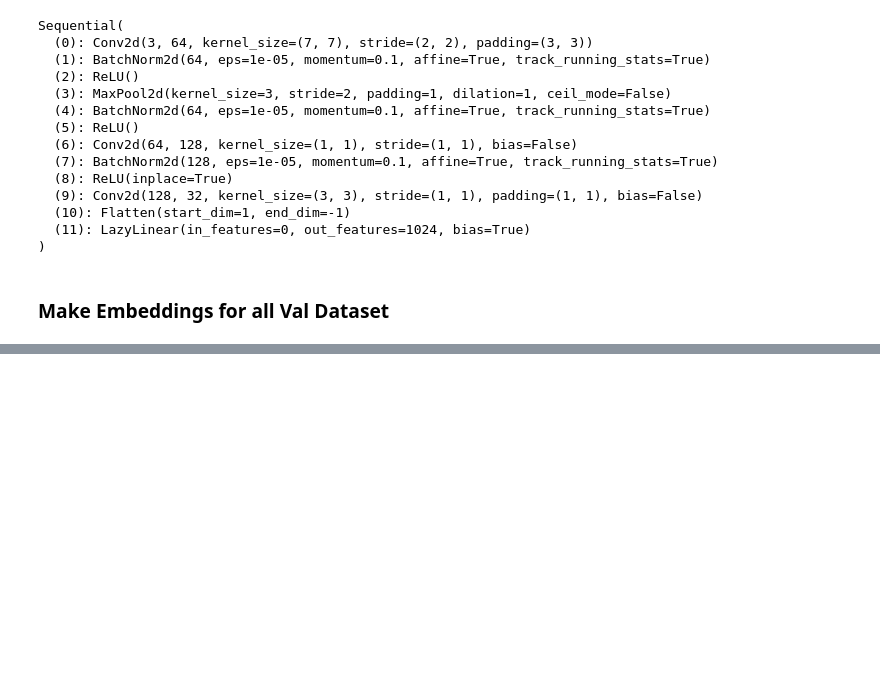
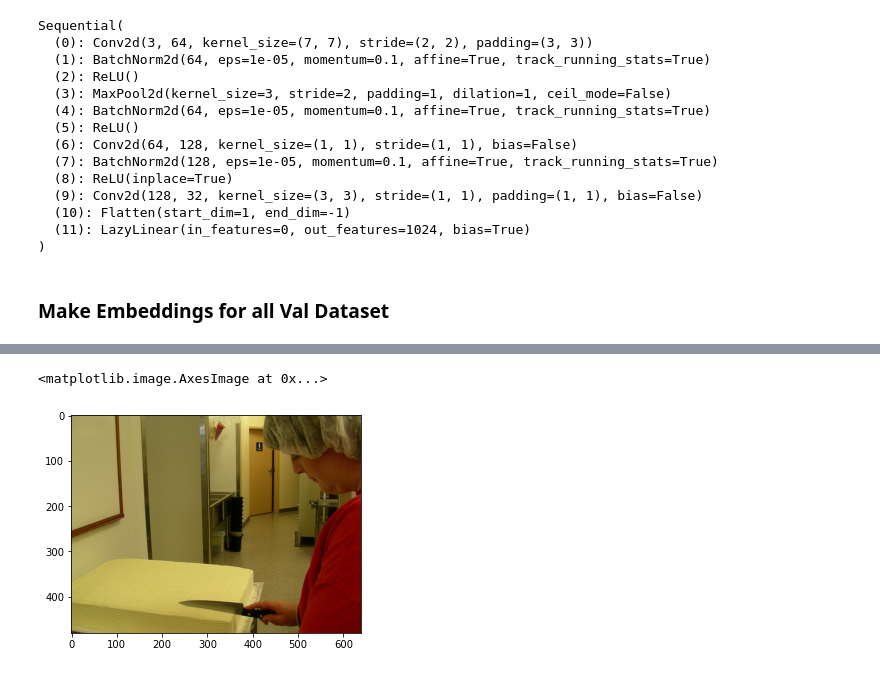
Before and after one commit to rage-against-the-machine-learning/image-search-w-cnn-embeddings, a Jupyter notebook: notebooks/embeddings/Densenet-inspired-embeddings.ipynb, the cells around one changed output, grey strips where cells are left out. Drawn from its saved outputs; the diff is of its cells as text; code cells hidden in the pictures; blank space fills up the shorter version.

```diff
--- a/notebooks/embeddings/Densenet-inspired-embeddings.ipynb
+++ b/notebooks/embeddings/Densenet-inspired-embeddings.ipynb
@@ -123,0 +136,7 @@ index created!
+# %%
+val = coco_api_helper.coco_objects['valid']
+I = io.imread(val.loadImgs([all_val_ds.ids[0]])[0]['coco_url'])
+plt.imshow(I)
+# %% [output]
+<matplotlib.image.AxesImage at 0x...>
+[figure, added]
```
Also changed, not shown: parts of 12 cells of this notebook.
